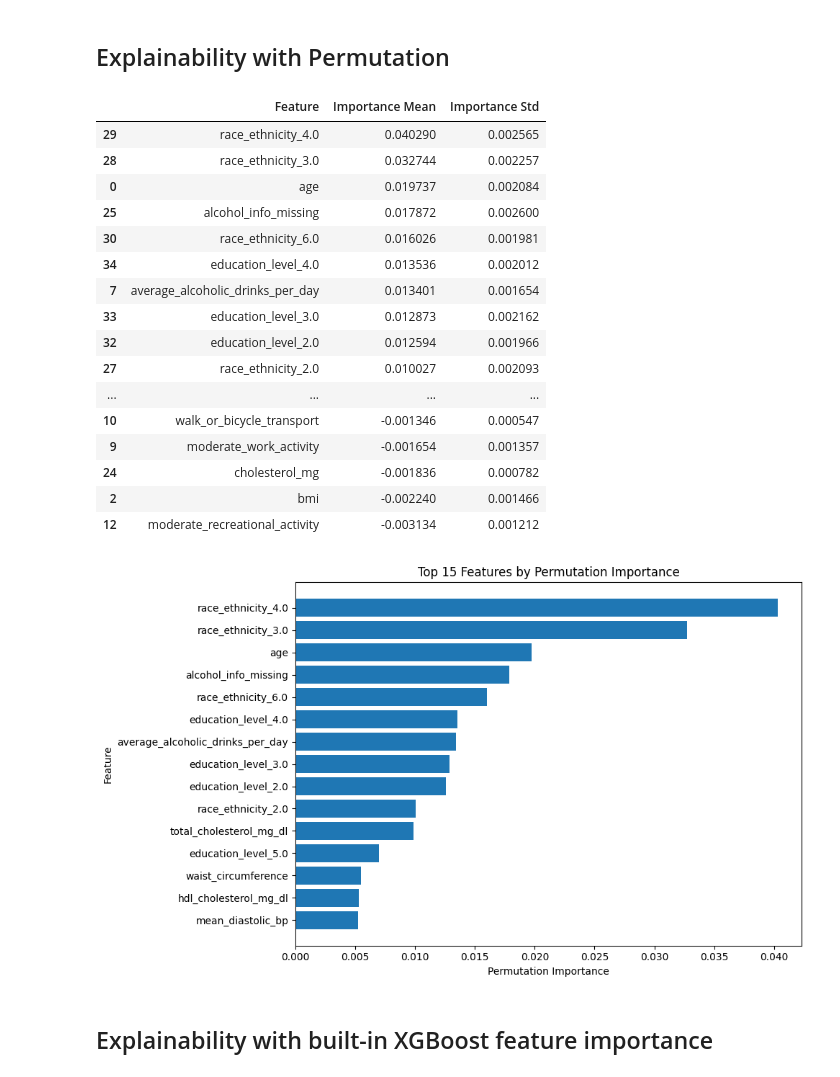
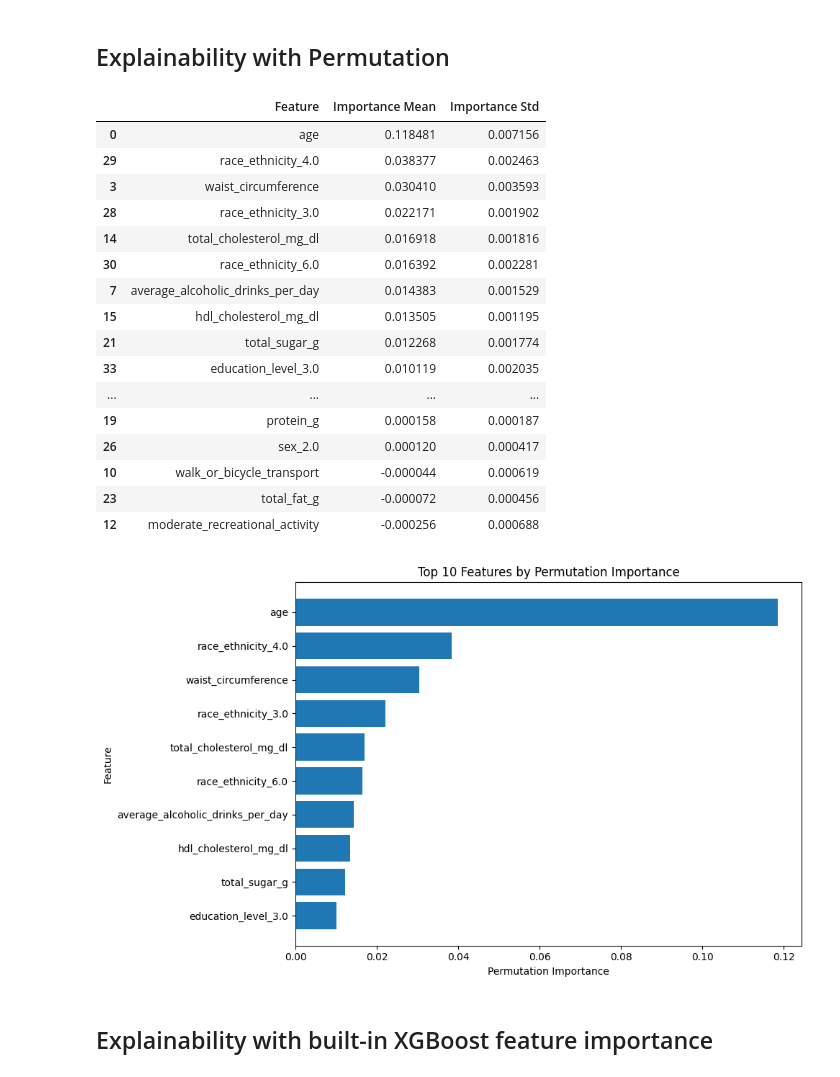
Before and after one commit to KaylanDG/Feature_Importance_DT2_Prediction, a Jupyter notebook: XGBoost/xgboost_A.ipynb, the cells around one changed output. Cells and saved outputs as stored; diff of their text form; code cells hidden in the pictures.

```diff
--- a/XGBoost/xgboost_A.ipynb
+++ b/XGBoost/xgboost_A.ipynb
@@ -165,61 +203,60 @@ shap.plots.violin(
 from sklearn.inspection import permutation_importance
 # %%
 perm_importance = permutation_importance(
-    est,
+    best_model,
     X_test_final,
     y_test,
     n_repeats=20,
     random_state=42,
-    scoring="accuracy"
+    scoring="roc_auc"
 )
 # %%
 importance_df = pd.DataFrame({
     "Feature": X_test_final.columns,
     "Importance Mean": perm_importance.importances_mean,
     "Importance Std": perm_importance.importances_std
 })
 
 importance_df = importance_df.sort_values(
     by="Importance Mean",
     ascending=False
 )
 
 importance_df = importance_df.sort_values(
     by="Importance Mean",
     ascending=False
 )
 
 display(importance_df)
 
-# Plot Top 15 Features
-top_n = 15
+top_n = 10
 
 plt.figure(figsize=(10, 6))
 plt.barh(
     importance_df["Feature"][:top_n][::-1],
     importance_df["Importance Mean"][:top_n][::-1]
 )
 plt.xlabel("Permutation Importance")
 plt.ylabel("Feature")
-plt.title("Top 15 Features by Permutation Importance")
+plt.title("Top 10 Features by Permutation Importance")
 plt.tight_layout()
 plt.show()
 # %% [output]
 |  | Feature | Importance Mean | Importance Std |
-| 29 | race_ethnicity_4.0 | 0.040290 | 0.002565 |
-| 28 | race_ethnicity_3.0 | 0.032744 | 0.002257 |
-| 0 | age | 0.019737 | 0.002084 |
-| 25 | alcohol_info_missing | 0.017872 | 0.002600 |
-| 30 | race_ethnicity_6.0 | 0.016026 | 0.001981 |
-| 34 | education_level_4.0 | 0.013536 | 0.002012 |
-| 7 | average_alcoholic_drinks_per_day | 0.013401 | 0.001654 |
-| 33 | education_level_3.0 | 0.012873 | 0.002162 |
-| 32 | education_level_2.0 | 0.012594 | 0.001966 |
-| 27 | race_ethnicity_2.0 | 0.010027 | 0.002093 |
+| 0 | age | 0.118481 | 0.007156 |
+| 29 | race_ethnicity_4.0 | 0.038377 | 0.002463 |
+| 3 | waist_circumference | 0.030410 | 0.003593 |
+| 28 | race_ethnicity_3.0 | 0.022171 | 0.001902 |
+| 14 | total_cholesterol_mg_dl | 0.016918 | 0.001816 |
+| 30 | race_ethnicity_6.0 | 0.016392 | 0.002281 |
+| 7 | average_alcoholic_drinks_per_day | 0.014383 | 0.001529 |
+| 15 | hdl_cholesterol_mg_dl | 0.013505 | 0.001195 |
+| 21 | total_sugar_g | 0.012268 | 0.001774 |
+| 33 | education_level_3.0 | 0.010119 | 0.002035 |
 | ... | ... | ... | ... |
-| 10 | walk_or_bicycle_transport | -0.001346 | 0.000547 |
-| 9 | moderate_work_activity | -0.001654 | 0.001357 |
-| 24 | cholesterol_mg | -0.001836 | 0.000782 |
-| 2 | bmi | -0.002240 | 0.001466 |
-| 12 | moderate_recreational_activity | -0.003134 | 0.001212 |
+| 19 | protein_g | 0.000158 | 0.000187 |
+| 26 | sex_2.0 | 0.000120 | 0.000417 |
+| 10 | walk_or_bicycle_transport | -0.000044 | 0.000619 |
+| 23 | total_fat_g | -0.000072 | 0.000456 |
+| 12 | moderate_recreational_activity | -0.000256 | 0.000688 |
-[figure, old version]
+[figure, new version]
```
Also changed, not shown: parts of 7 cells of this notebook, 3 other files.
